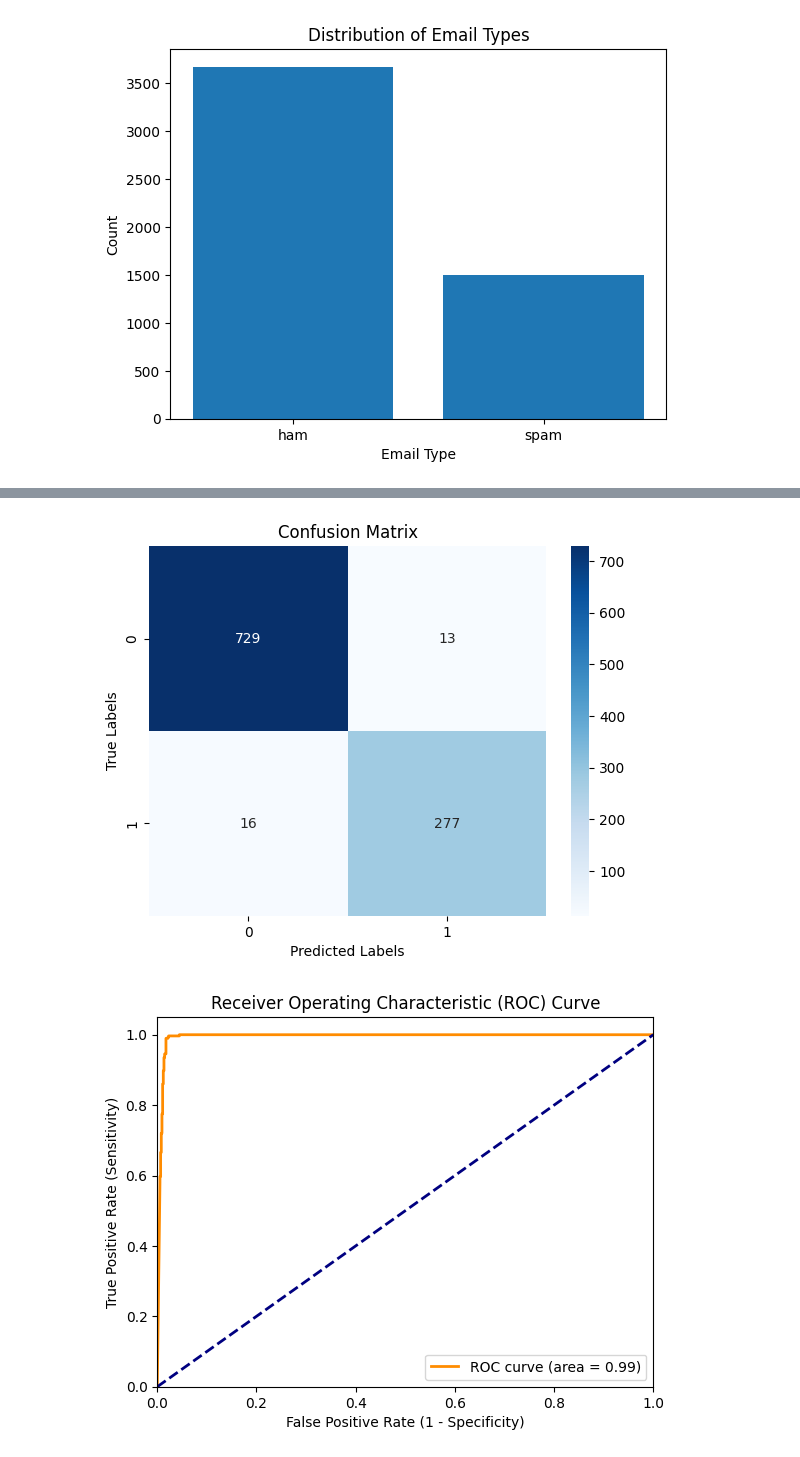
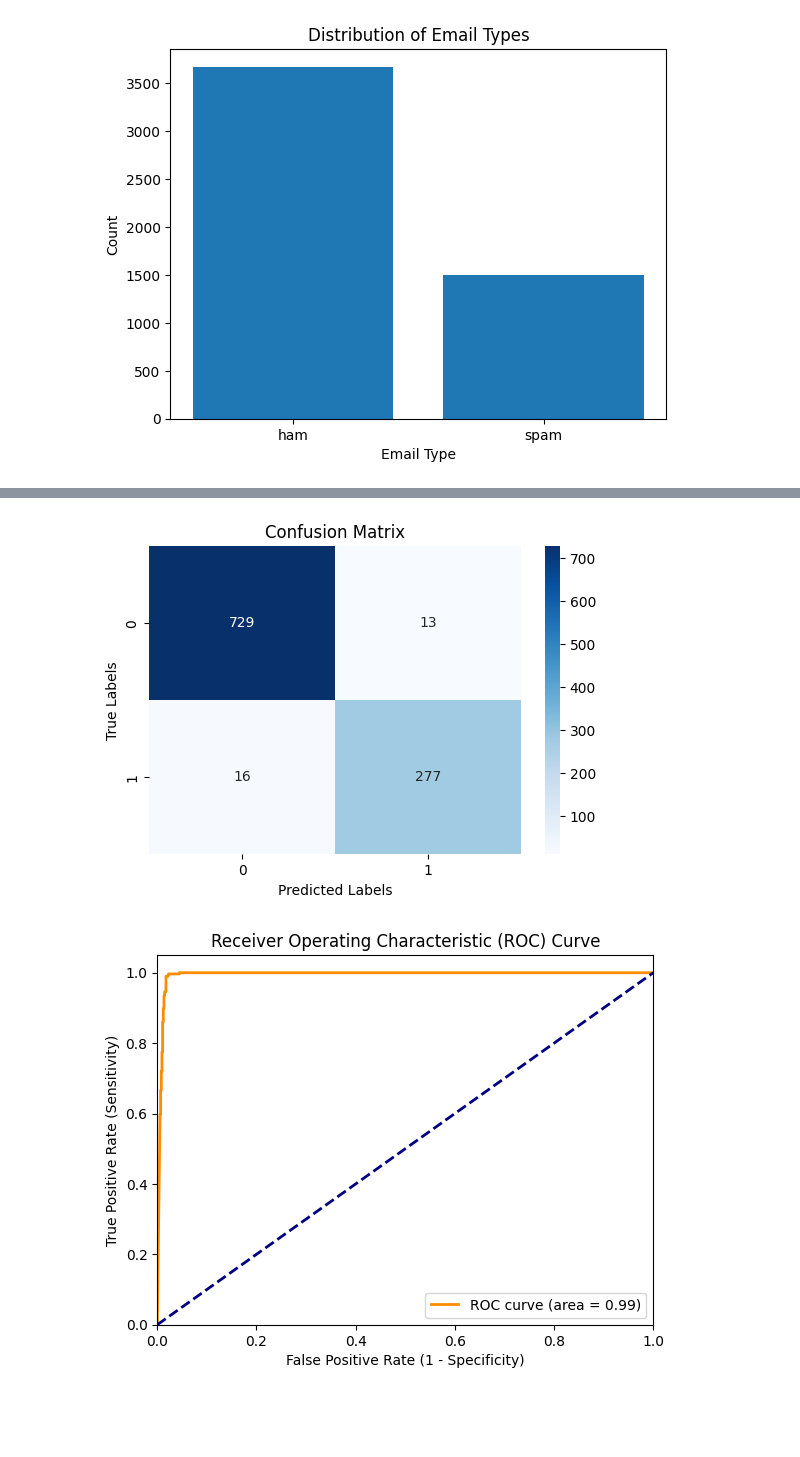
Before and after one commit to Guhan2348519/lab-task, a Jupyter notebook: 2348519_lab8.ipynb, the cells around one changed output, grey strips where cells are left out. Cells and saved outputs as stored; diff of their text form; code cells hidden in the pictures; blank space fills up the shorter version.

```diff
--- a/2348519_lab8.ipynb
+++ b/2348519_lab8.ipynb
@@ -84,10 +127,14 @@ plt.show()
 # %%
+# Calculate the confusion matrix
 conf_matrix = confusion_matrix(y_test, y_pred)
+
+# Plot the confusion matrix as a heatmap
+plt.figure(figsize=(6, 4))
 sns.heatmap(conf_matrix, annot=True, fmt='d', cmap='Blues')
 plt.xlabel('Predicted Labels')
 plt.ylabel('True Labels')
 plt.title('Confusion Matrix')
 plt.show()
 # %% [output]
-[figure, old version]
+[figure, new version]
 # %%
```
Also changed, not shown: parts of 6 cells of this notebook.
